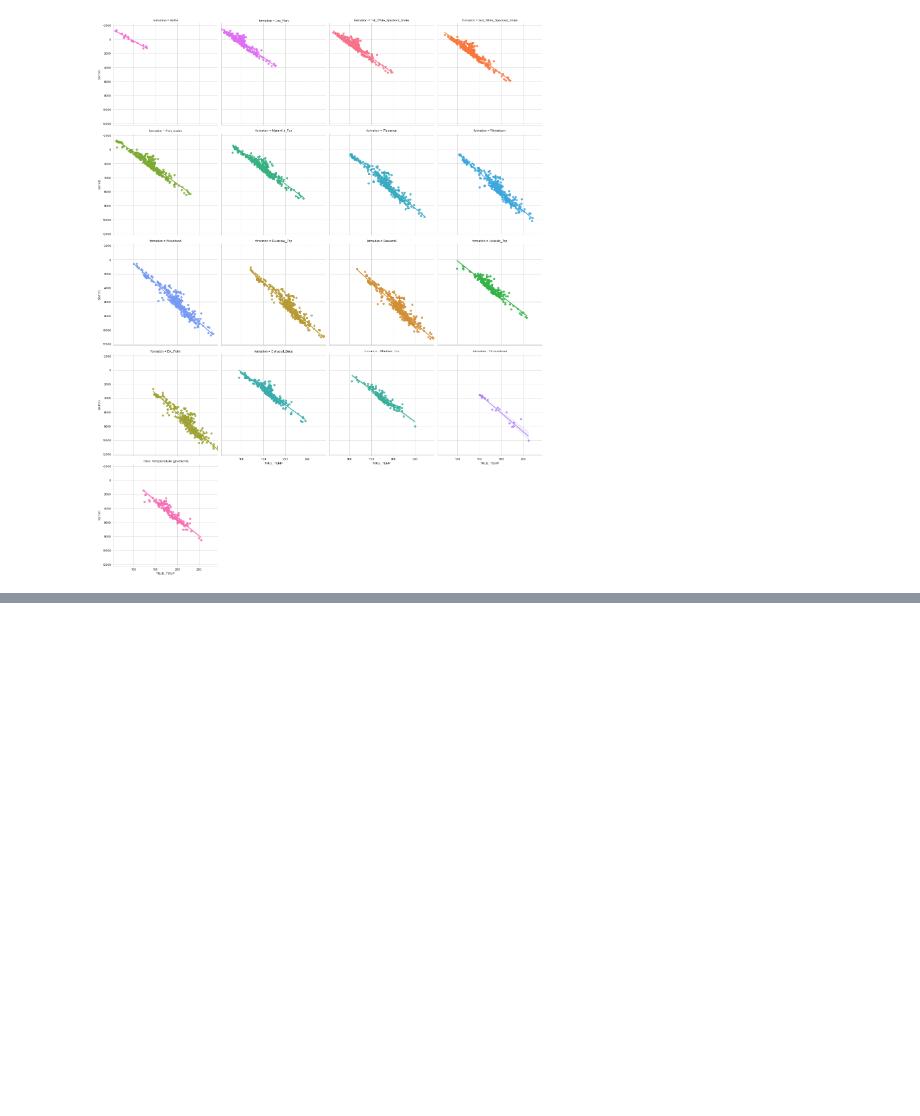
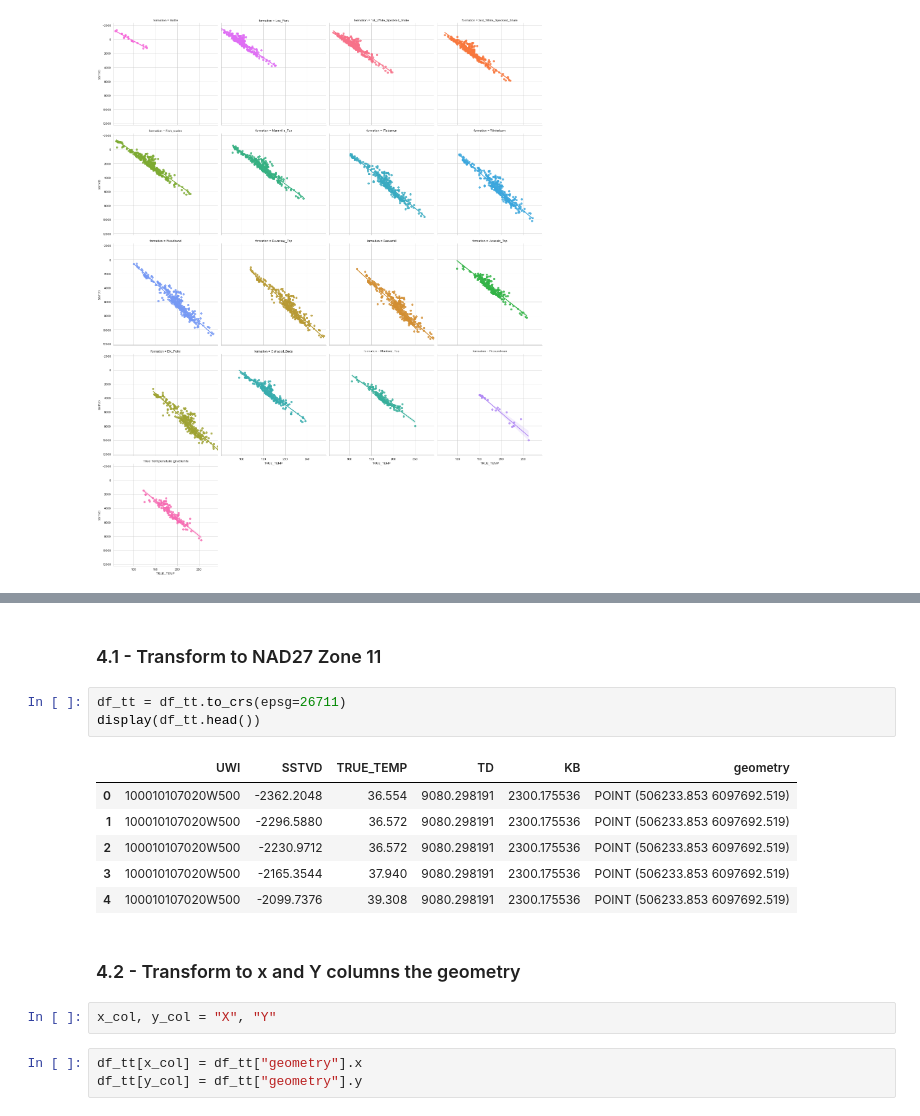
Before and after one commit to Tyrmes/gtx-2021, a Jupyter notebook: gtx/eda_duv_oc/eda_duv.ipynb, the cells around one changed output, grey strips where cells are left out. Drawn from its saved outputs; the diff is of its cells as text; blank space fills up the shorter version.

```diff
--- a/gtx/eda_duv_oc/eda_duv.ipynb
+++ b/gtx/eda_duv_oc/eda_duv.ipynb
@@ -418,0 +447,19 @@ plt.show()
+# %% [markdown]
+### 4.1 - Transform to NAD27 Zone 11
+# %%
+df_tt = df_tt.to_crs(epsg=26711)
+display(df_tt.head())
+# %% [output]
+|  | UWI | SSTVD | TRUE_TEMP | TD | KB | geometry |
+| 0 | 100010107020W500 | -2362.2048 | 36.554 | 9080.298191 | 2300.175536 | POINT (506233.853 6097692.519) |
+| 1 | 100010107020W500 | -2296.5880 | 36.572 | 9080.298191 | 2300.175536 | POINT (506233.853 6097692.519) |
+| 2 | 100010107020W500 | -2230.9712 | 36.572 | 9080.298191 | 2300.175536 | POINT (506233.853 6097692.519) |
+| 3 | 100010107020W500 | -2165.3544 | 37.940 | 9080.298191 | 2300.175536 | POINT (506233.853 6097692.519) |
+| 4 | 100010107020W500 | -2099.7376 | 39.308 | 9080.298191 | 2300.175536 | POINT (506233.853 6097692.519) |
+# %% [markdown]
+### 4.2 - Transform to x and Y columns the geometry
+# %%
+x_col, y_col = "X", "Y"
+# %%
+df_tt[x_col] = df_tt["geometry"].x
+df_tt[y_col] = df_tt["geometry"].y
```
Also changed, not shown: parts of 10 cells of this notebook, 3 other files.
